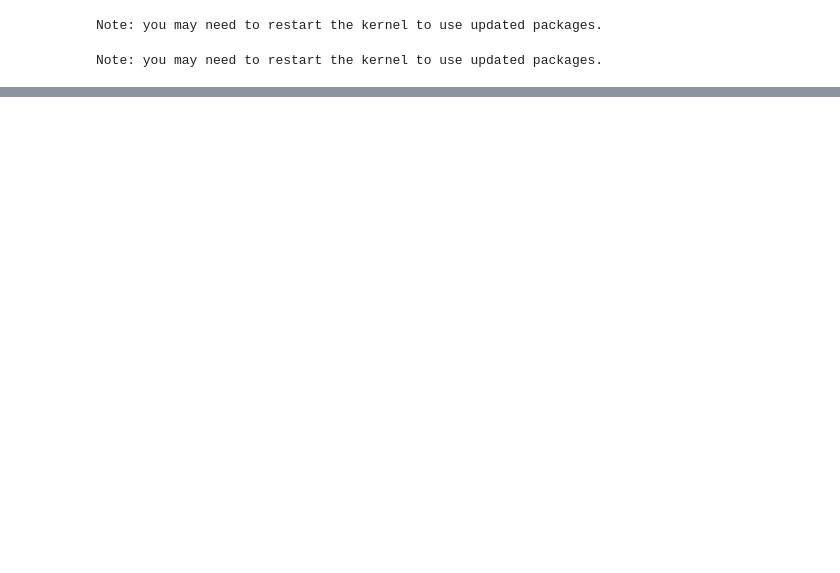
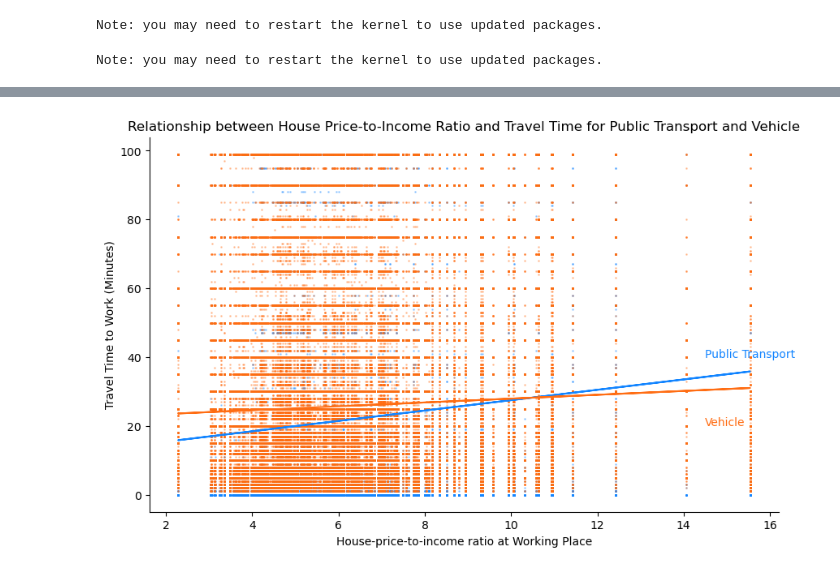
Before and after one commit to ECO225-W2025/eco225-project-code-DianaShen1224, a Jupyter notebook: Code/codebook.ipynb, the cells around one changed output, grey strips where cells are left out. Saved outputs shown, nothing was run; the diff lists cells and outputs as text; code cells hidden in the pictures; blank space fills up the shorter version.

```diff
--- a/Code/codebook.ipynb
+++ b/Code/codebook.ipynb
@@ -35,0 +402,8 @@ print(df_selected.describe())
+# %%
+fig, ax = plt.subplots(figsize=(10, 6))
+scatter_plot_with_two_transportation_types(resultmerge, 'Public Transport', 'Vehicle', ax, '#1385ff', '#ff6d13',0.3,0.3)
+ax.spines['right'].set_visible(False)
+ax.spines['top'].set_visible(False)
+plt.show()
+# %% [output]
+[figure, added]
```
Also changed, not shown: parts of 51 cells of this notebook.
